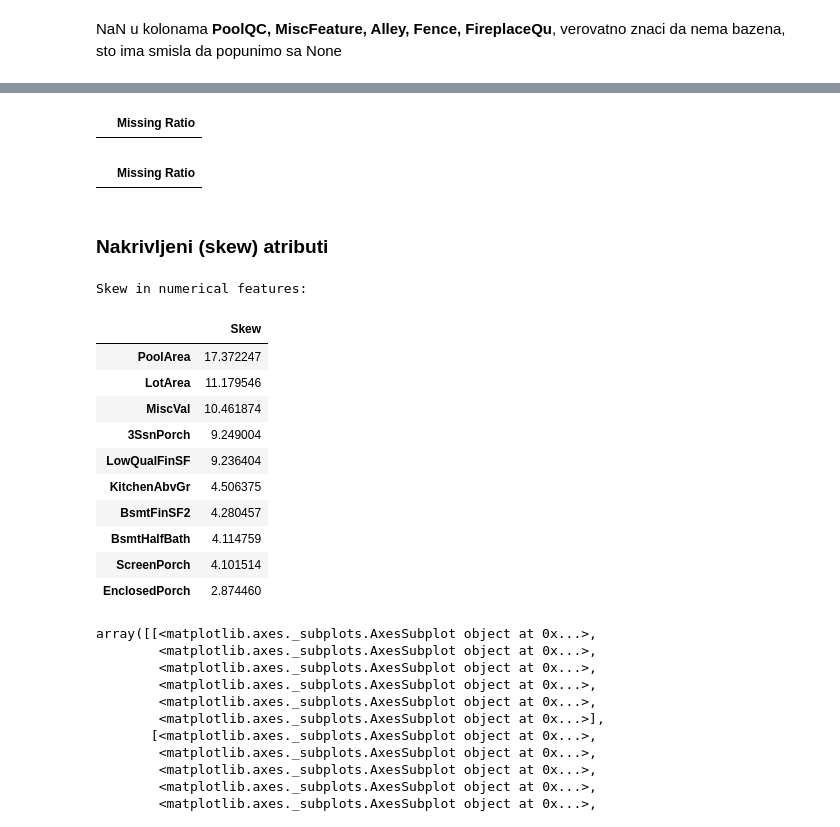
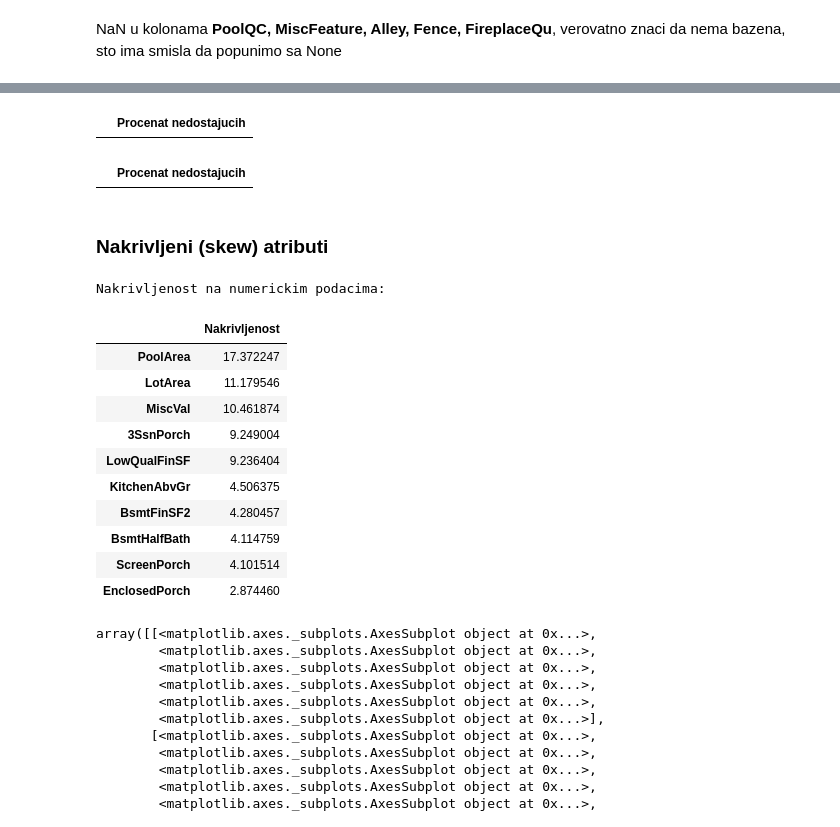
Before and after one commit to DenisAlicic/House-Prices-Advanced-Regression-Techniques, a Jupyter notebook: Solution/HousePricePredicton.ipynb, the cells around one changed output, grey strips where cells are left out. Drawn from its saved outputs; the diff is of its cells as text; code cells hidden in the pictures.

```diff
--- a/Solution/HousePricePredicton.ipynb
+++ b/Solution/HousePricePredicton.ipynb
@@ -335,18 +333,18 @@ test['SaleType'] = test['SaleType'].fillna(train['SaleType'].mode()[0])
 # %%
 # Provera za train i test
 nd_train = (train.isnull().sum() / len(train)) * 100
 nd_train = nd_train.drop(nd_train[nd_train == 0].index).sort_values(ascending=False)
-nd_train_pd = pd.DataFrame({'Missing Ratio' :nd_train})
+nd_train_pd = pd.DataFrame({'Procenat nedostajucih' :nd_train})
 nd_train_pd
 # %% [output]
-|  | Missing Ratio |
+|  | Procenat nedostajucih |
 # %%
 nd_test = (test.isnull().sum() / len(test)) * 100
 nd_test = nd_test.drop(nd_test[nd_test == 0].index).sort_values(ascending=False)
-nd_test_pd = pd.DataFrame({'Missing Ratio' :nd_test})
+nd_test_pd = pd.DataFrame({'Procenat nedostajucih' :nd_test})
 nd_test_pd
 # %% [output]
-|  | Missing Ratio |
+|  | Procenat nedostajucih |
 # %% [markdown]
 ### Nakrivljeni (skew) atributi
 # %%
@@ -354,12 +352,12 @@ numeric_feats = train.dtypes[train.dtypes != "object"].index.drop("SalePrice")
 
 # Check the skew of all numerical features
 skewed_feats = train[numeric_feats].apply(lambda x: skew(x.dropna())).sort_values(ascending=False)
-print("\nSkew in numerical features: \n")
-skewness = pd.DataFrame({'Skew' :skewed_feats})
+print("\nNakrivljenost na numerickim podacima: \n")
+skewness = pd.DataFrame({'Nakrivljenost' :skewed_feats})
 skewness.head(10)
 # %% [output]
-Skew in numerical features:
+Nakrivljenost na numerickim podacima:
-|  | Skew |
+|  | Nakrivljenost |
 | PoolArea | 17.372247 |
 | LotArea | 11.179546 |
 | MiscVal | 10.461874 |
```
Also changed, not shown: parts of 26 cells of this notebook, 1 other file.
